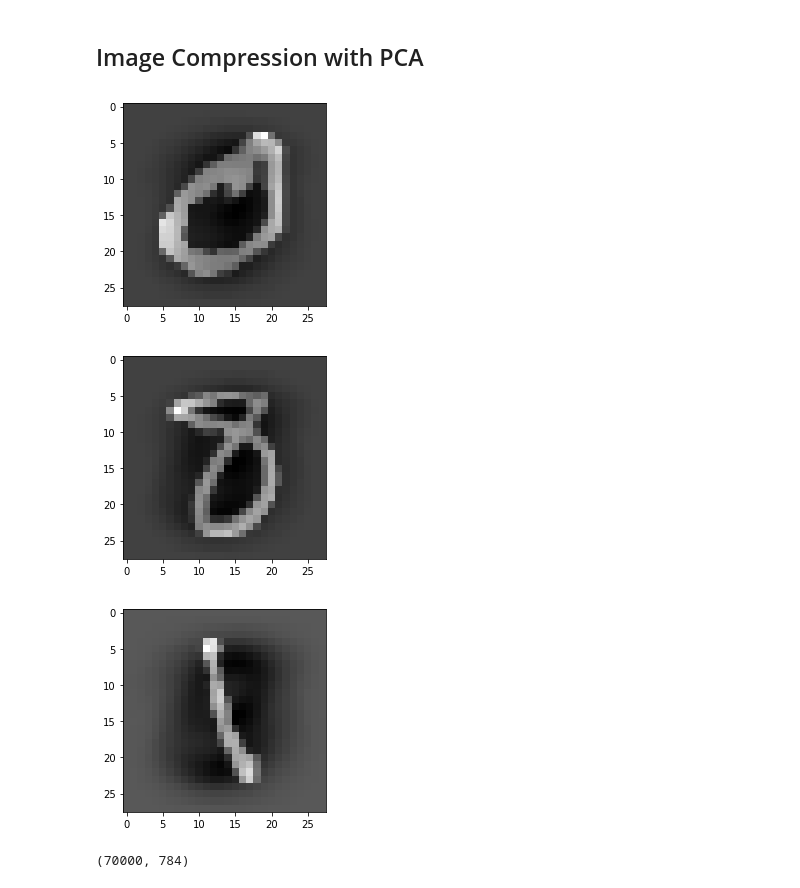
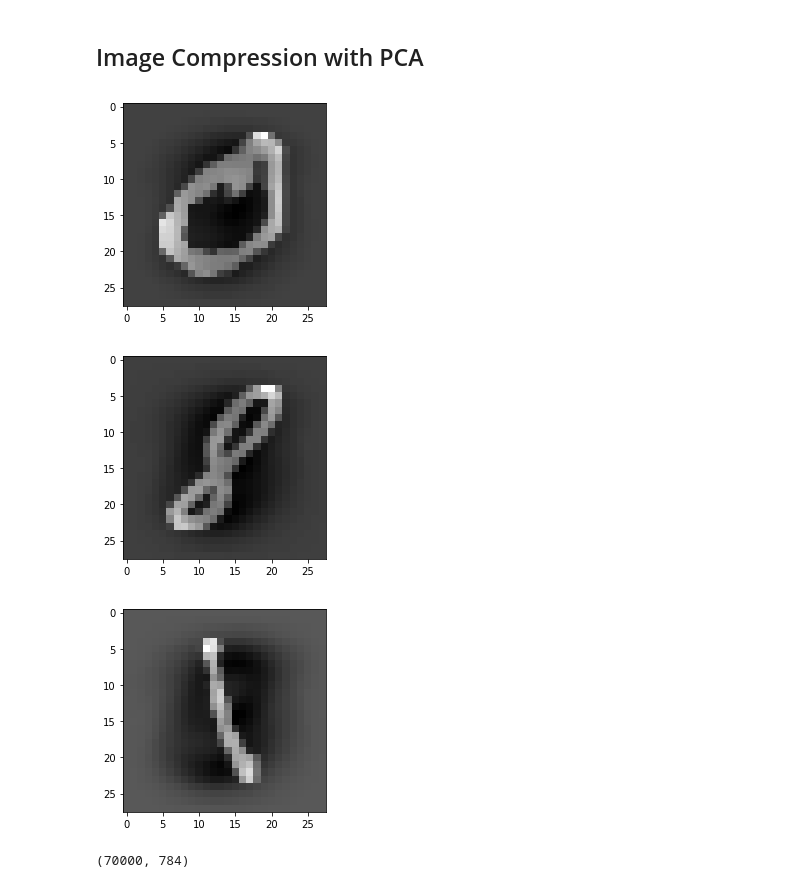
Before and after one commit to BKDuncan/Data-Science, a Jupyter notebook: machine-learning-fundamentals/PCA and Dimension Reduction.ipynb, the cells around one changed output. Cells and saved outputs as stored; diff of their text form; code cells hidden in the pictures.

```diff
--- a/machine-learning-fundamentals/PCA and Dimension Reduction.ipynb
+++ b/machine-learning-fundamentals/PCA and Dimension Reduction.ipynb
@@ -68,11 +68,11 @@ from sklearn.preprocessing import StandardScaler
 mnist = fetch_mldata('MNIST original')
 # %%
 show_image(1)
-show_image(50300)
+show_image(51300)
 show_image(8000)
 # %% [output]
 [figure]
-[figure, old version]
+[figure, new version]
 [figure]
 # %%
 # Images
```
Also changed, not shown: parts of 1 cell of this notebook, 4 other files.
